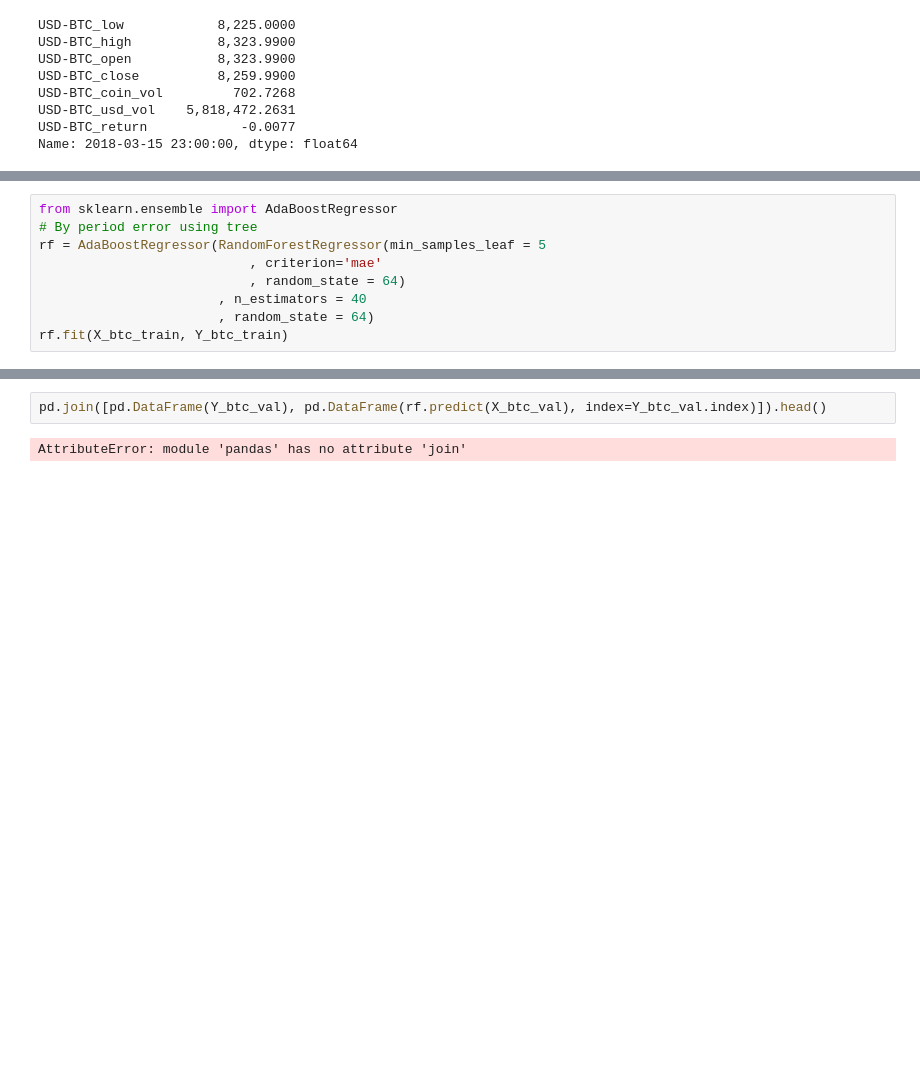
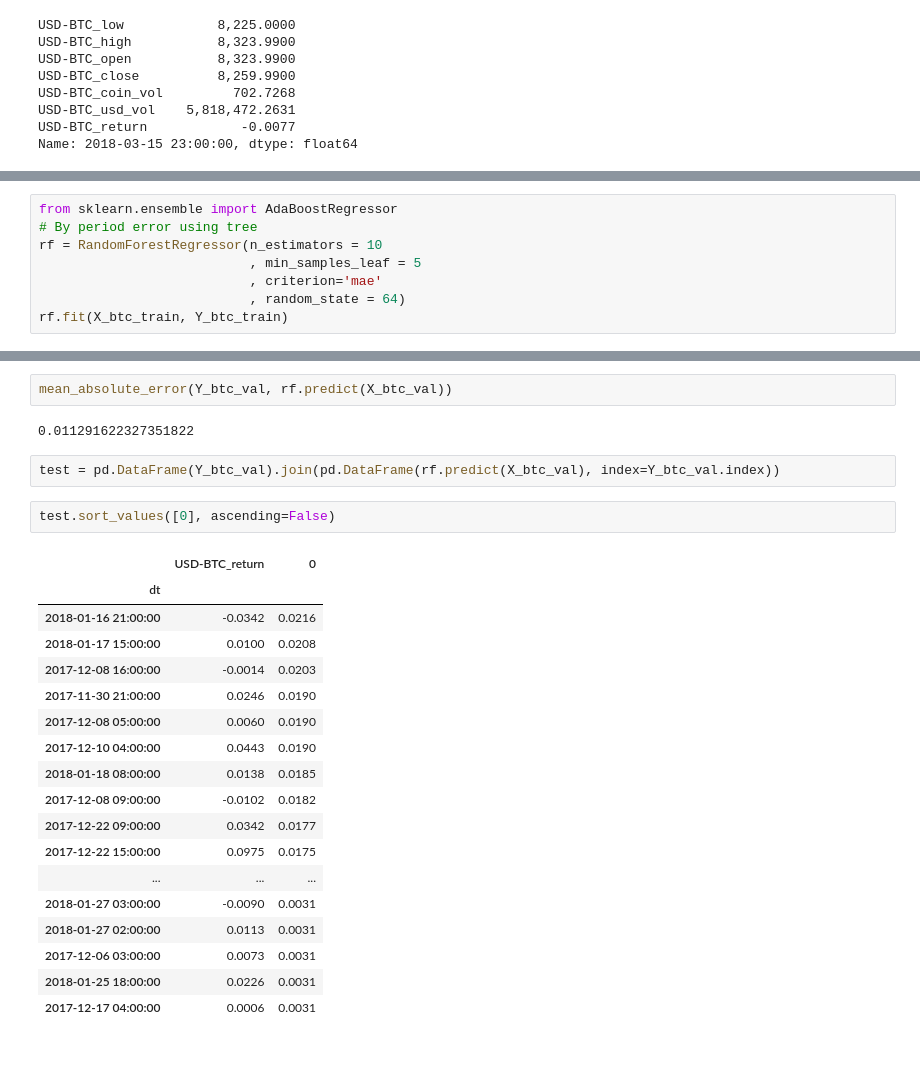
Before and after one commit to ethanruhe/ml_for_trading, a Jupyter notebook: Machine Learning for Cryptocurrency Trading.ipynb, the cells around one changed output, grey strips where cells are left out. Drawn from its saved outputs; the diff is of its cells as text; blank space fills up the shorter version.

```diff
--- a/Machine Learning for Cryptocurrency Trading.ipynb
+++ b/Machine Learning for Cryptocurrency Trading.ipynb
@@ -538,10 +443,9 @@ Name: 2018-03-15 23:00:00, dtype: float64
 # %%
 from sklearn.ensemble import AdaBoostRegressor
 # By period error using tree
-rf = AdaBoostRegressor(RandomForestRegressor(min_samples_leaf = 5
+rf = RandomForestRegressor(n_estimators = 10
+                           , min_samples_leaf = 5
                            , criterion='mae'
                            , random_state = 64)
-                       , n_estimators = 40
-                       , random_state = 64)
 rf.fit(X_btc_train, Y_btc_train)
 # %% [output]
@@ -571,4 +463,29 @@ Freq: H, Name: USD-BTC_return, dtype: float64
+# %%
+mean_absolute_error(Y_btc_val, rf.predict(X_btc_val))
+# %% [output]
+0.011291622327351822
 # %%
-pd.join([pd.DataFrame(Y_btc_val), pd.DataFrame(rf.predict(X_btc_val), index=Y_btc_val.index)]).head()
+test = pd.DataFrame(Y_btc_val).join(pd.DataFrame(rf.predict(X_btc_val), index=Y_btc_val.index))
-# %% [output]
-AttributeError: module 'pandas' has no attribute 'join'
+# %%
+test.sort_values([0], ascending=False)
+# %% [output]
+|  | USD-BTC_return | 0 |
+| dt |  |  |
+| 2018-01-16 21:00:00 | -0.0342 | 0.0216 |
+| 2018-01-17 15:00:00 | 0.0100 | 0.0208 |
+| 2017-12-08 16:00:00 | -0.0014 | 0.0203 |
+| 2017-11-30 21:00:00 | 0.0246 | 0.0190 |
+| 2017-12-08 05:00:00 | 0.0060 | 0.0190 |
+| 2017-12-10 04:00:00 | 0.0443 | 0.0190 |
+| 2018-01-18 08:00:00 | 0.0138 | 0.0185 |
+| 2017-12-08 09:00:00 | -0.0102 | 0.0182 |
+| 2017-12-22 09:00:00 | 0.0342 | 0.0177 |
+| 2017-12-22 15:00:00 | 0.0975 | 0.0175 |
+| ... | ... | ... |
+| 2018-01-27 03:00:00 | -0.0090 | 0.0031 |
+| 2018-01-27 02:00:00 | 0.0113 | 0.0031 |
+| 2017-12-06 03:00:00 | 0.0073 | 0.0031 |
+| 2018-01-25 18:00:00 | 0.0226 | 0.0031 |
+| 2017-12-17 04:00:00 | 0.0006 | 0.0031 |
+# %% [markdown]
+<a id='section5'></a>
```
Also changed, not shown: parts of 60 cells of this notebook, 4 other files.
